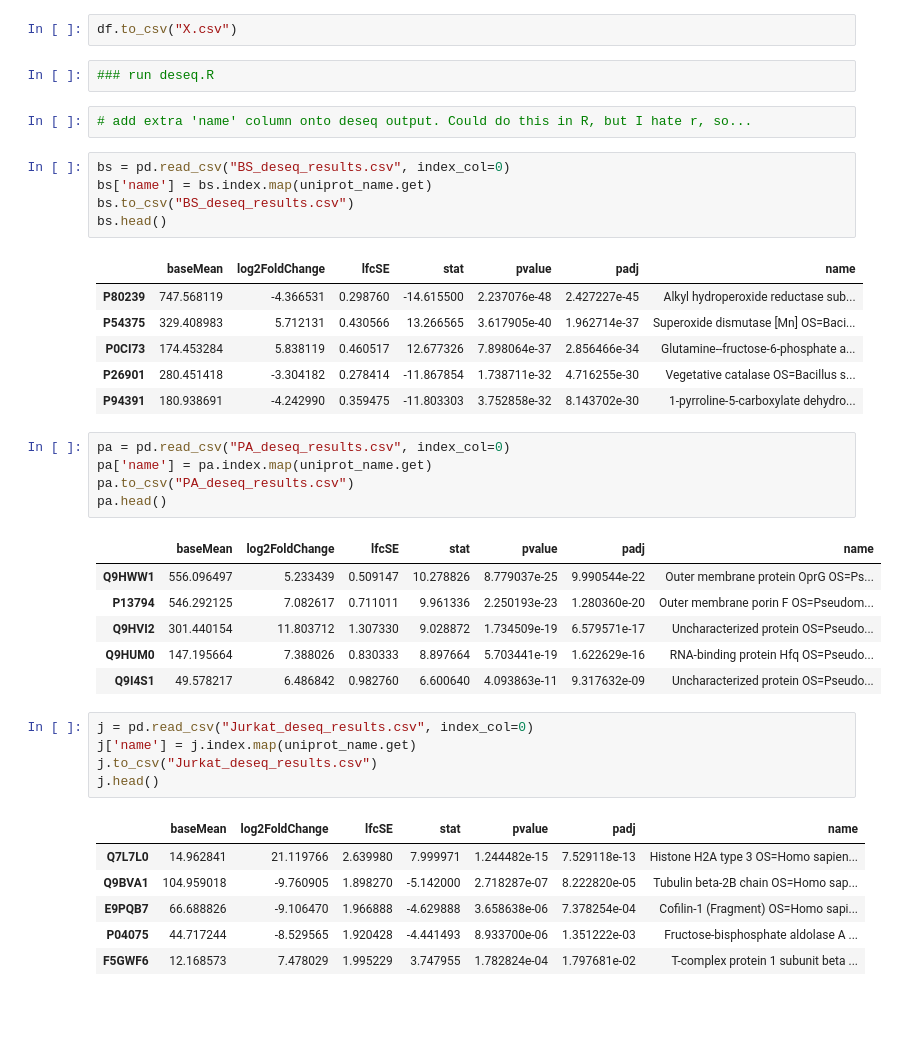
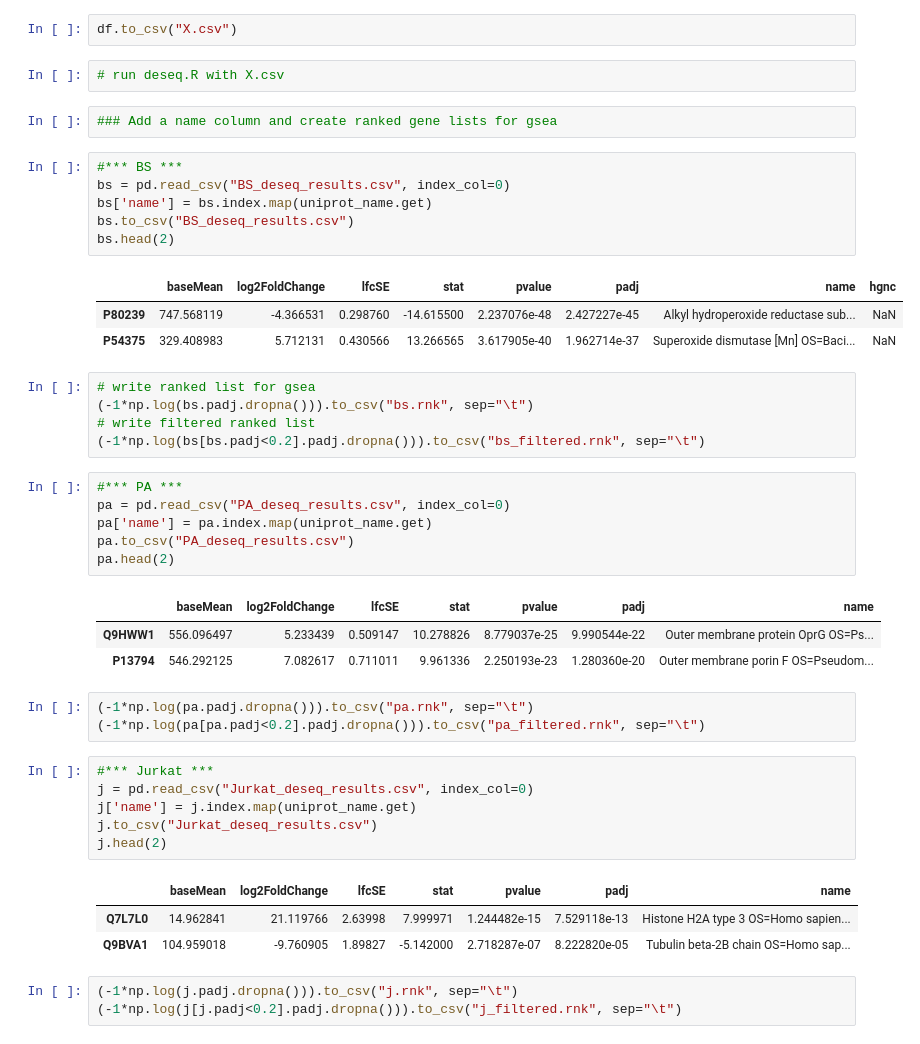
Before and after one commit to stuppie/triflic, a Jupyter notebook: analysis_deseq/make_matrix.ipynb, the cells around one changed output. Saved outputs shown, nothing was run; the diff lists cells and outputs as text; blank space fills up the shorter version.

Commit message:
gsea

```diff
--- a/analysis_deseq/make_matrix.ipynb
+++ b/analysis_deseq/make_matrix.ipynb
@@ -61,42 +62,47 @@ df.head()
 # %%
 df.to_csv("X.csv")
 # %%
-### run deseq.R
+# run deseq.R with X.csv
-# %%
-# add extra 'name' column onto deseq output. Could do this in R, but I hate r, so...
+# %%
+### Add a name column and create ranked gene lists for gsea
 # %%
+#*** BS ***
 bs = pd.read_csv("BS_deseq_results.csv", index_col=0)
 bs['name'] = bs.index.map(uniprot_name.get)
 bs.to_csv("BS_deseq_results.csv")
-bs.head()
+bs.head(2)
 # %% [output]
-|  | baseMean | log2FoldChange | lfcSE | stat | pvalue | padj | name |
-| P80239 | 747.568119 | -4.366531 | 0.298760 | -14.615500 | 2.237076e-48 | 2.427227e-45 | Alkyl hydroperoxide reductase sub... |
-| P54375 | 329.408983 | 5.712131 | 0.430566 | 13.266565 | 3.617905e-40 | 1.962714e-37 | Superoxide dismutase [Mn] OS=Baci... |
-| P0CI73 | 174.453284 | 5.838119 | 0.460517 | 12.677326 | 7.898064e-37 | 2.856466e-34 | Glutamine--fructose-6-phosphate a... |
-| P26901 | 280.451418 | -3.304182 | 0.278414 | -11.867854 | 1.738711e-32 | 4.716255e-30 | Vegetative catalase OS=Bacillus s... |
-| P94391 | 180.938691 | -4.242990 | 0.359475 | -11.803303 | 3.752858e-32 | 8.143702e-30 | 1-pyrroline-5-carboxylate dehydro... |
+|  | baseMean | log2FoldChange | lfcSE | stat | pvalue | padj | name | hgnc |
+| P80239 | 747.568119 | -4.366531 | 0.298760 | -14.615500 | 2.237076e-48 | 2.427227e-45 | Alkyl hydroperoxide reductase sub... | NaN |
+| P54375 | 329.408983 | 5.712131 | 0.430566 | 13.266565 | 3.617905e-40 | 1.962714e-37 | Superoxide dismutase [Mn] OS=Baci... | NaN |
+# %%
+# write ranked list for gsea
+(-1*np.log(bs.padj.dropna())).to_csv("bs.rnk", sep="\t")
+# write filtered ranked list
+(-1*np.log(bs[bs.padj<0.2].padj.dropna())).to_csv("bs_filtered.rnk", sep="\t")
 # %%
+#*** PA ***
 pa = pd.read_csv("PA_deseq_results.csv", index_col=0)
 pa['name'] = pa.index.map(uniprot_name.get)
 pa.to_csv("PA_deseq_results.csv")
-pa.head()
+pa.head(2)
 # %% [output]
 |  | baseMean | log2FoldChange | lfcSE | stat | pvalue | padj | name |
 | Q9HWW1 | 556.096497 | 5.233439 | 0.509147 | 10.278826 | 8.779037e-25 | 9.990544e-22 | Outer membrane protein OprG OS=Ps... |
 | P13794 | 546.292125 | 7.082617 | 0.711011 | 9.961336 | 2.250193e-23 | 1.280360e-20 | Outer membrane porin F OS=Pseudom... |
-| Q9HVI2 | 301.440154 | 11.803712 | 1.307330 | 9.028872 | 1.734509e-19 | 6.579571e-17 | Uncharacterized protein OS=Pseudo... |
-| Q9HUM0 | 147.195664 | 7.388026 | 0.830333 | 8.897664 | 5.703441e-19 | 1.622629e-16 | RNA-binding protein Hfq OS=Pseudo... |
-| Q9I4S1 | 49.578217 | 6.486842 | 0.982760 | 6.600640 | 4.093863e-11 | 9.317632e-09 | Uncharacterized protein OS=Pseudo... |
+# %%
+(-1*np.log(pa.padj.dropna())).to_csv("pa.rnk", sep="\t")
+(-1*np.log(pa[pa.padj<0.2].padj.dropna())).to_csv("pa_filtered.rnk", sep="\t")
 # %%
+#*** Jurkat ***
 j = pd.read_csv("Jurkat_deseq_results.csv", index_col=0)
 j['name'] = j.index.map(uniprot_name.get)
 j.to_csv("Jurkat_deseq_results.csv")
-j.head()
+j.head(2)
 # %% [output]
 |  | baseMean | log2FoldChange | lfcSE | stat | pvalue | padj | name |
-| Q7L7L0 | 14.962841 | 21.119766 | 2.639980 | 7.999971 | 1.244482e-15 | 7.529118e-13 | Histone H2A type 3 OS=Homo sapien... |
-| Q9BVA1 | 104.959018 | -9.760905 | 1.898270 | -5.142000 | 2.718287e-07 | 8.222820e-05 | Tubulin beta-2B chain OS=Homo sap... |
-| E9PQB7 | 66.688826 | -9.106470 | 1.966888 | -4.629888 | 3.658638e-06 | 7.378254e-04 | Cofilin-1 (Fragment) OS=Homo sapi... |
-| P04075 | 44.717244 | -8.529565 | 1.920428 | -4.441493 | 8.933700e-06 | 1.351222e-03 | Fructose-bisphosphate aldolase A ... |
-| F5GWF6 | 12.168573 | 7.478029 | 1.995229 | 3.747955 | 1.782824e-04 | 1.797681e-02 | T-complex protein 1 subunit beta ... |
+| Q7L7L0 | 14.962841 | 21.119766 | 2.63998 | 7.999971 | 1.244482e-15 | 7.529118e-13 | Histone H2A type 3 OS=Homo sapien... |
+| Q9BVA1 | 104.959018 | -9.760905 | 1.89827 | -5.142000 | 2.718287e-07 | 8.222820e-05 | Tubulin beta-2B chain OS=Homo sap... |
+# %%
+(-1*np.log(j.padj.dropna())).to_csv("j.rnk", sep="\t")
+(-1*np.log(j[j.padj<0.2].padj.dropna())).to_csv("j_filtered.rnk", sep="\t")
```
Also changed, not shown: parts of 1 cell of this notebook, 18 other files.
